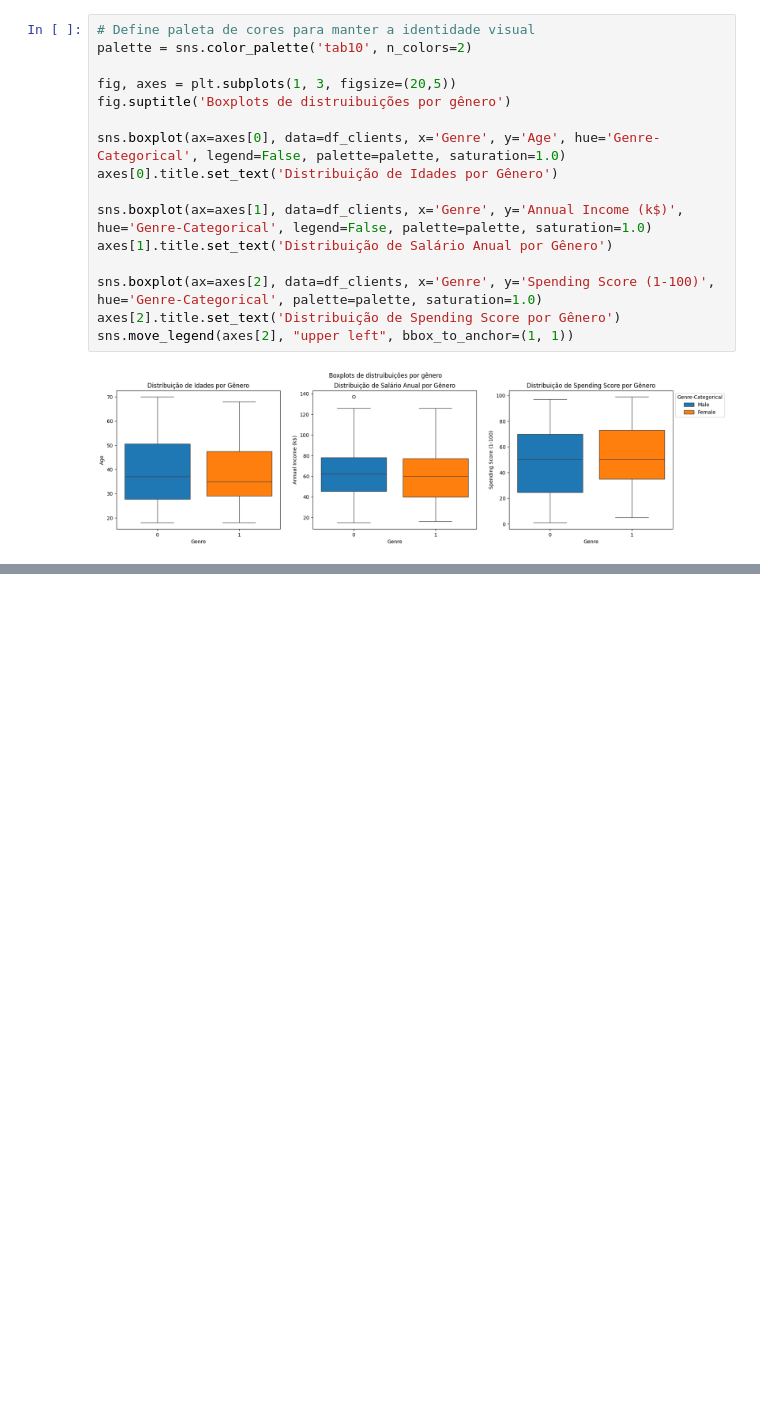
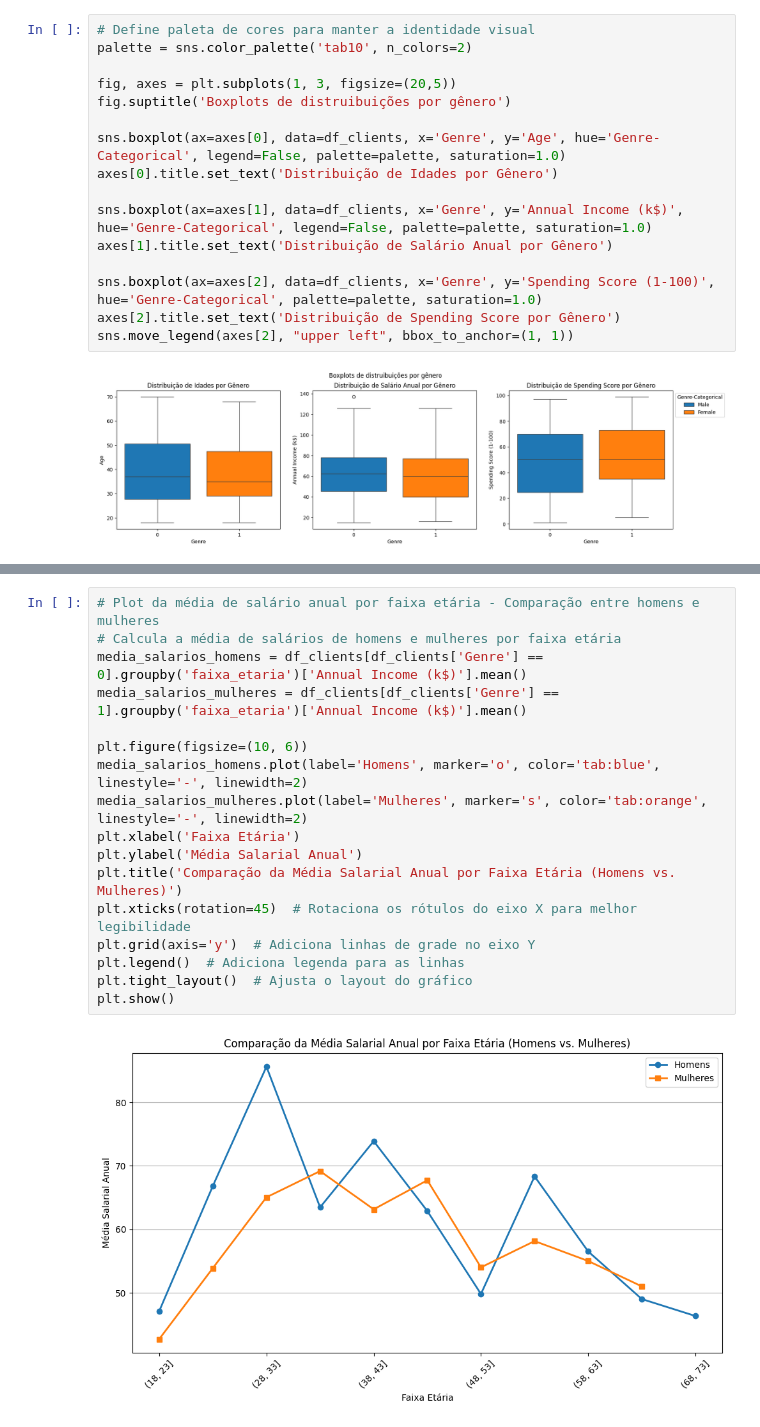
Before and after one commit to AndreNasci/machine-learning-projects, a Jupyter notebook: 00 - EDA and Data Visualization/Mall_Customers_Data_Visualization.ipynb, the cells around one changed output, grey strips where cells are left out. Saved outputs shown, nothing was run; the diff lists cells and outputs as text; blank space fills up the shorter version.

```diff
--- a/00 - EDA and Data Visualization/Mall_Customers_Data_Visualization.ipynb
+++ b/00 - EDA and Data Visualization/Mall_Customers_Data_Visualization.ipynb
@@ -155,0 +171,19 @@ sns.move_legend(axes[2], "upper left", bbox_to_anchor=(1, 1))
+# %%
+# Plot da média de salário anual por faixa etária - Comparação entre homens e mulheres
+# Calcula a média de salários de homens e mulheres por faixa etária
+media_salarios_homens = df_clients[df_clients['Genre'] == 0].groupby('faixa_etaria')['Annual Income (k$)'].mean()
+media_salarios_mulheres = df_clients[df_clients['Genre'] == 1].groupby('faixa_etaria')['Annual Income (k$)'].mean()
+
+plt.figure(figsize=(10, 6))
+media_salarios_homens.plot(label='Homens', marker='o', color='tab:blue', linestyle='-', linewidth=2)
+media_salarios_mulheres.plot(label='Mulheres', marker='s', color='tab:orange', linestyle='-', linewidth=2)
+plt.xlabel('Faixa Etária')
+plt.ylabel('Média Salarial Anual')
+plt.title('Comparação da Média Salarial Anual por Faixa Etária (Homens vs. Mulheres)')
+plt.xticks(rotation=45)  # Rotaciona os rótulos do eixo X para melhor legibilidade
+plt.grid(axis='y')  # Adiciona linhas de grade no eixo Y
+plt.legend()  # Adiciona legenda para as linhas
+plt.tight_layout()  # Ajusta o layout do gráfico
+plt.show()
+# %% [output]
+[figure, added]
```
Also changed, not shown: parts of 9 cells of this notebook.
